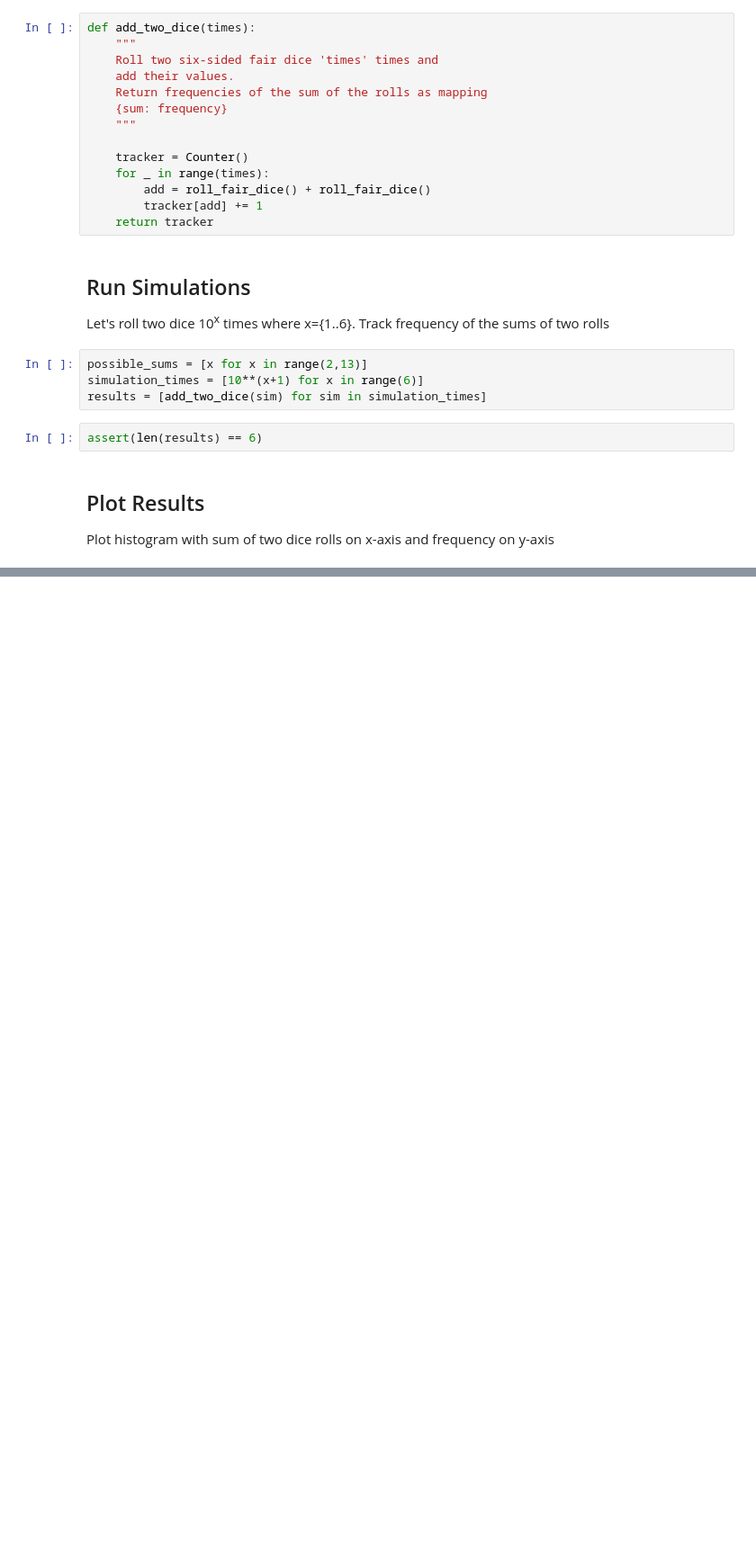
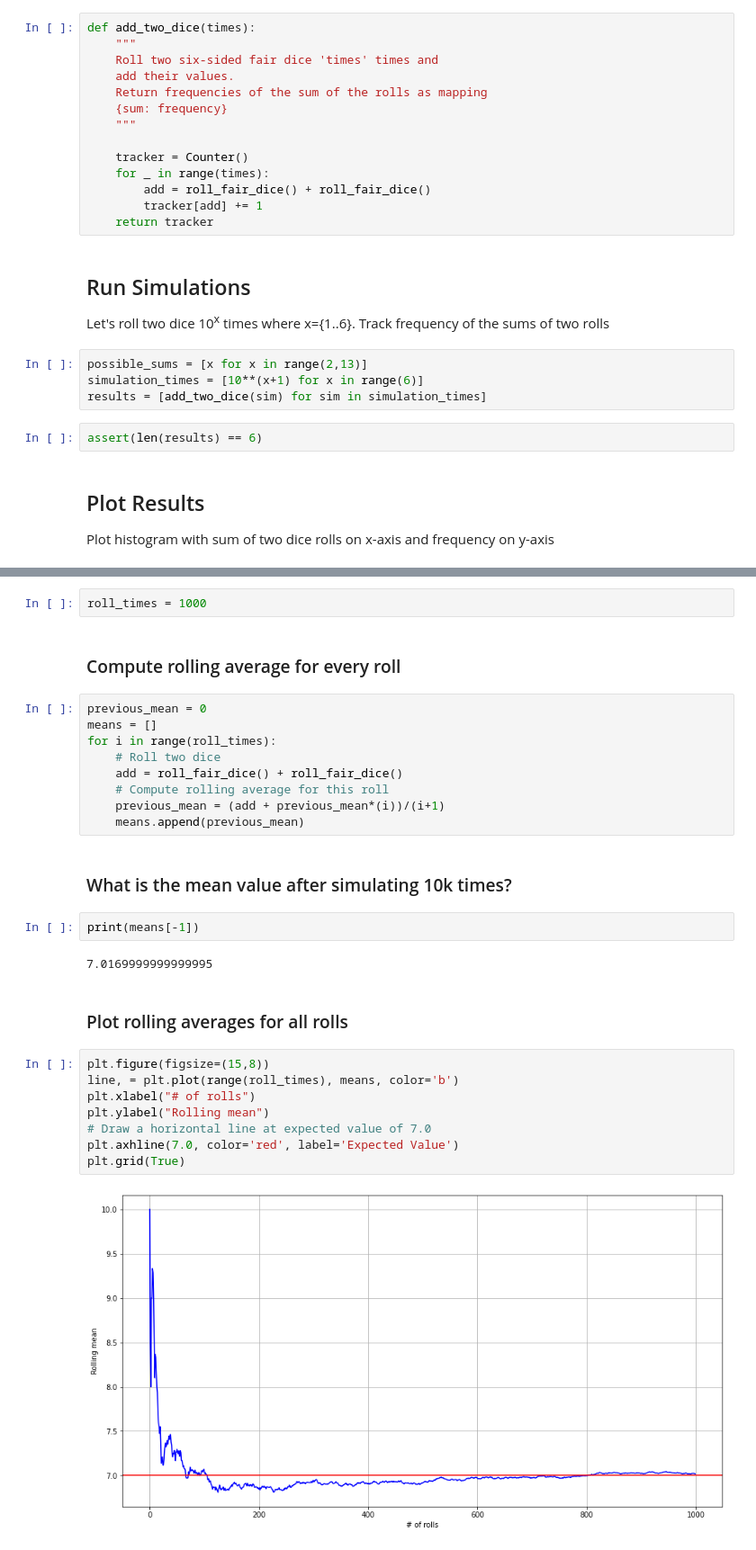
Before and after one commit to navshaikh/analysis, a Jupyter notebook: notebooks/Law of Large Numbers.ipynb, the cells around one changed output, grey strips where cells are left out. Shown at 90% size. Drawn from its saved outputs; the diff is of its cells as text; blank space fills up the shorter version.

Commit message:
Added expected value demo

```diff
--- a/notebooks/Law of Large Numbers.ipynb
+++ b/notebooks/Law of Large Numbers.ipynb
@@ -53,0 +61,31 @@ for x in range(2):
+# %%
+roll_times = 1000
+# %% [markdown]
+### Compute rolling average for every roll
+# %%
+previous_mean = 0
+means = []
+for i in range(roll_times):
+    # Roll two dice
+    add = roll_fair_dice() + roll_fair_dice()
+    # Compute rolling average for this roll
+    previous_mean = (add + previous_mean*(i))/(i+1)
+    means.append(previous_mean)
+# %% [markdown]
+### What is the mean value after simulating 10k times?
+# %%
+print(means[-1])
+# %% [output]
+7.0169999999999995
+# %% [markdown]
+### Plot rolling averages for all rolls
+# %%
+plt.figure(figsize=(15,8))
+line, = plt.plot(range(roll_times), means, color='b')
+plt.xlabel("# of rolls")
+plt.ylabel("Rolling mean")
+# Draw a horizontal line at expected value of 7.0
+plt.axhline(7.0, color='red', label='Expected Value')
+plt.grid(True)
+# %% [output]
+[figure, added]
```
Also changed, not shown: parts of 3 cells of this notebook.
